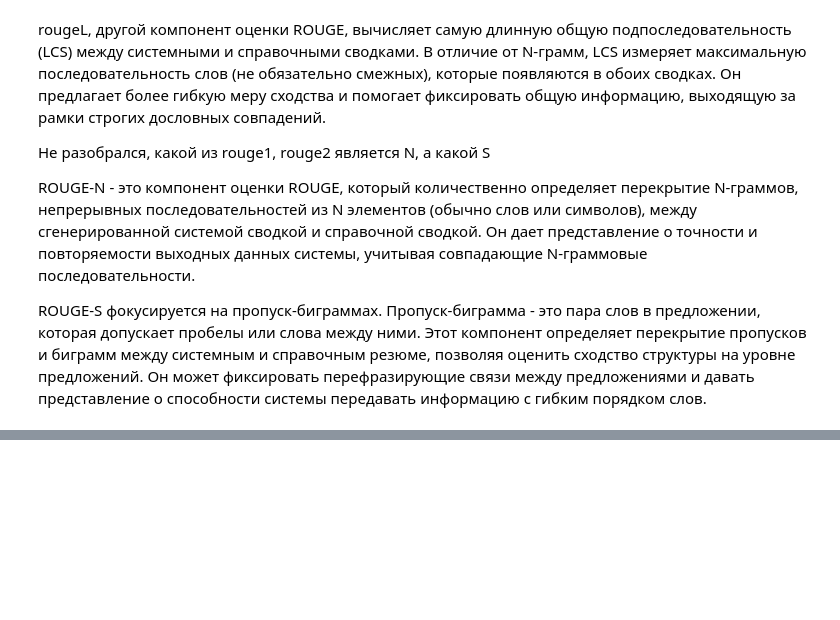
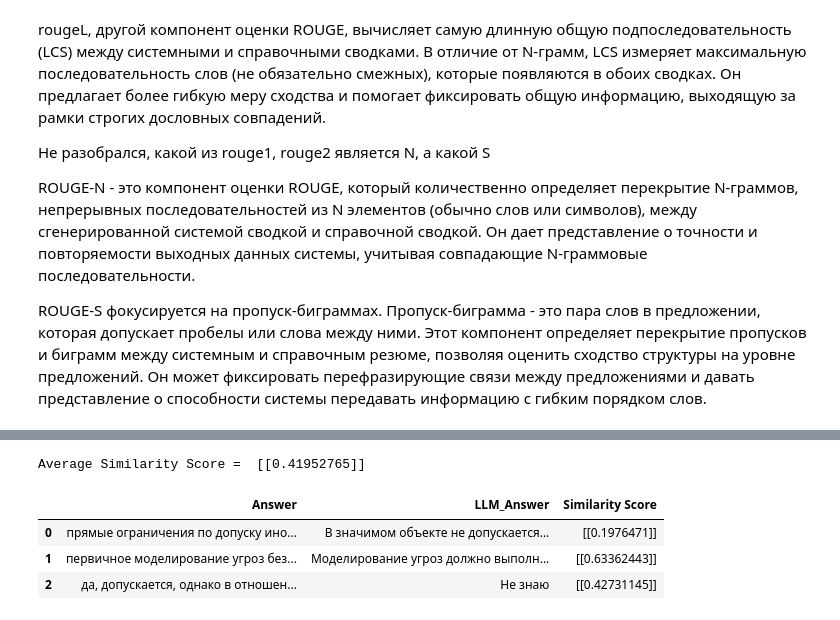
Before and after one commit to qqushka/USS-ChatOps, a Jupyter notebook: ZagidulinAlexandr/Metrics.ipynb, the cells around one changed output, grey strips where cells are left out. Saved outputs shown, nothing was run; the diff lists cells and outputs as text; code cells hidden in the pictures; blank space fills up the shorter version.

```diff
--- a/ZagidulinAlexandr/Metrics.ipynb
+++ b/ZagidulinAlexandr/Metrics.ipynb
@@ -38,7 +22,7 @@ gigachat_api_key = getpass(prompt='Введите API ключ от GigaChat')
 # %%
 # Инициализируем языковую модель GigaChat
 # verify_ssl_certs=False – без использования сертификатов Минцифры
-llm = GigaChat(credentials=gigachat_api_key, verify_ssl_certs=False, temperature=0.2)
+llm = GigaChat(credentials=gigachat_api_key, verify_ssl_certs=False, temperature=0.01)
 # %%
 from langchain.document_loaders import TextLoader
 from langchain.text_splitter import (
@@ -472,0 +234,9 @@ client=SentenceTransformer(
+# %%
+# Example sentences (already preprocessed)
+tokens_answer = []
+for e in range(len(answers)):
+  tokens_answer.append(answers[e].split())
+
+tokens_message = []
+for e in range(len(message)):
+  tokens_message.append(message[e].split())
@@ -472,0 +263,20 @@ client=SentenceTransformer(
+# %%
+# Calculate similarity
+similarity_score = []
+i = 0
+average_similarity_score = 0
+df_sim_score = pd.DataFrame(columns=['Answer', 'LLM_Answer', 'Similarity Score'])
+for e in range(len(tokens_answer)):
+  similarity_score.append(cosine_similarity(embeddings_messages[e], embeddings_answers[e]))
+  average_similarity_score += similarity_score[e]
+  i +=1
+  new_row = {'Answer': answers[e], 'LLM_Answer': message[e], 'Similarity Score': similarity_score[e]}
+  df_sim_score = pd.concat([df_sim_score, pd.DataFrame([new_row])], ignore_index=True)
+print("Average Similarity Score = ", average_similarity_score / i)
+df_sim_score
+# %% [output]
+Average Similarity Score =  [[0.41952765]]
+|  | Answer | LLM_Answer | Similarity Score |
+| 0 | прямые ограничения по допуску ино... | В значимом объекте не допускается... | [[0.1976471]] |
+| 1 | первичное моделирование угроз без... | Моделирование угроз должно выполн... | [[0.63362443]] |
+| 2 | да, допускается, однако в отношен... | Не знаю | [[0.42731145]] |
```
Also changed, not shown: parts of 61 cells of this notebook, 1 other file.
